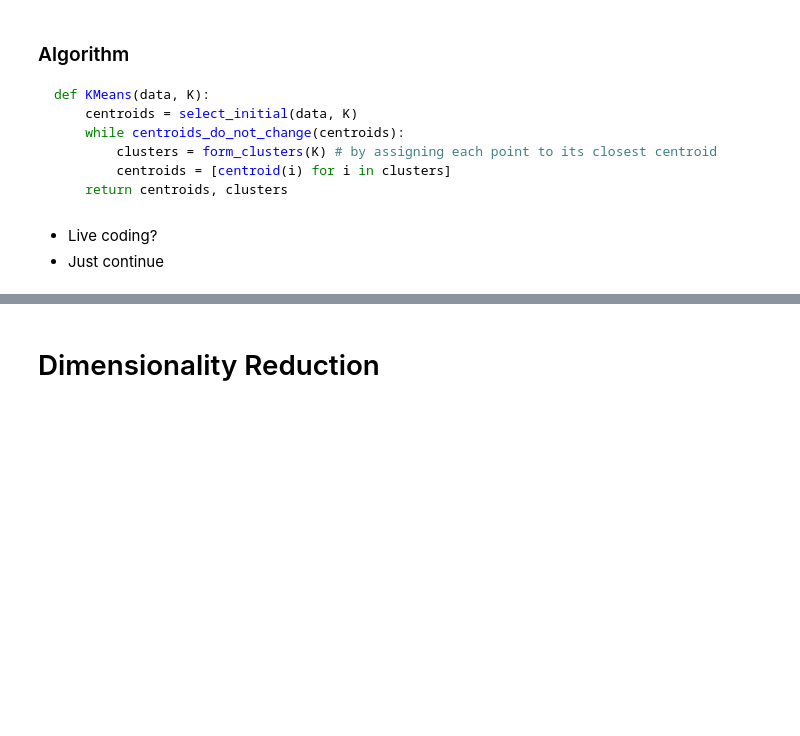
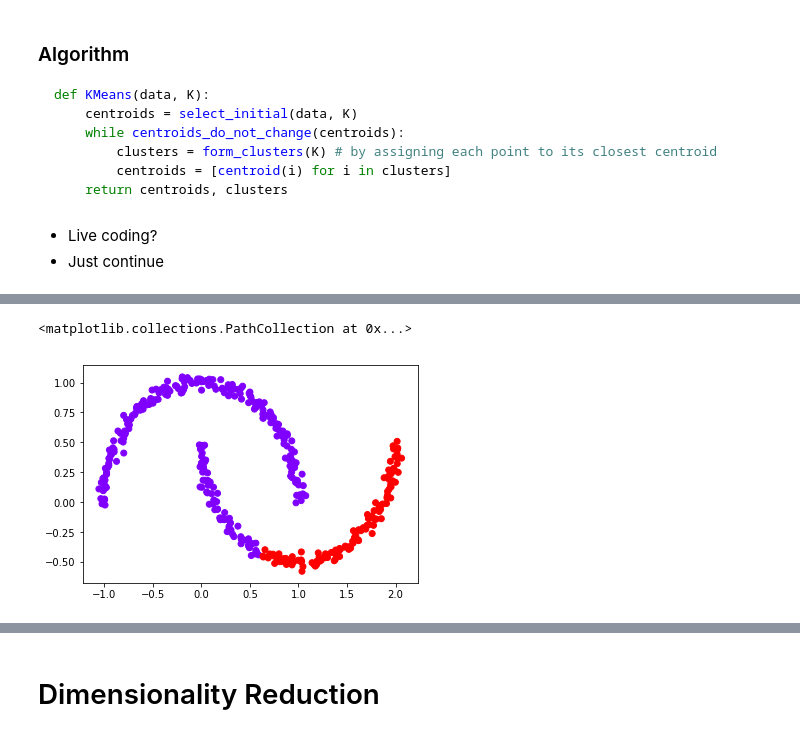
Before and after one commit to sivico26/ML-biocomp, a Jupyter notebook: notebooks/lectures/lect4-unsupervised.ipynb, the cells around one changed output, grey strips where cells are left out. Drawn from its saved outputs; the diff is of its cells as text; code cells hidden in the pictures; blank space fills up the shorter version.

```diff
--- a/notebooks/lectures/lect4-unsupervised.ipynb
+++ b/notebooks/lectures/lect4-unsupervised.ipynb
@@ -107,0 +175,13 @@ plot_clusters(km, X, y)
+# %%
+from sklearn.cluster import AgglomerativeClustering
+
+X, y = make_moons(400, noise=0.03)
+
+cluster = AgglomerativeClustering(affinity='euclidean', linkage='average')
+
+cluster.fit(X)
+
+plt.scatter(X[:,0], X[:,1], c=cluster.labels_, cmap='rainbow')
+# %% [output]
+<matplotlib.collections.PathCollection at 0x...>
+[figure, added]
```
Also changed, not shown: parts of 60 cells of this notebook, 2 other files.
